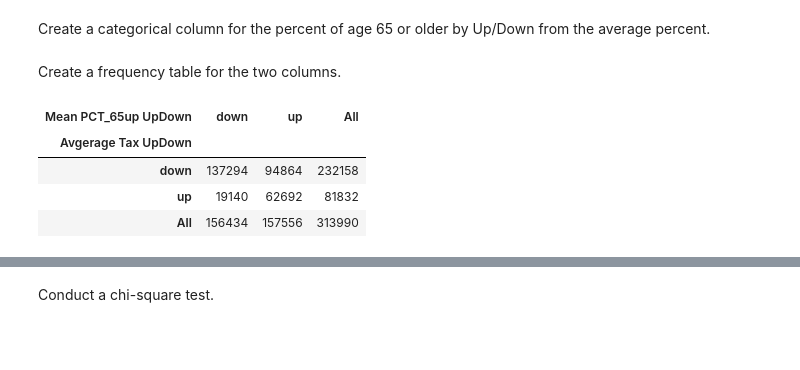
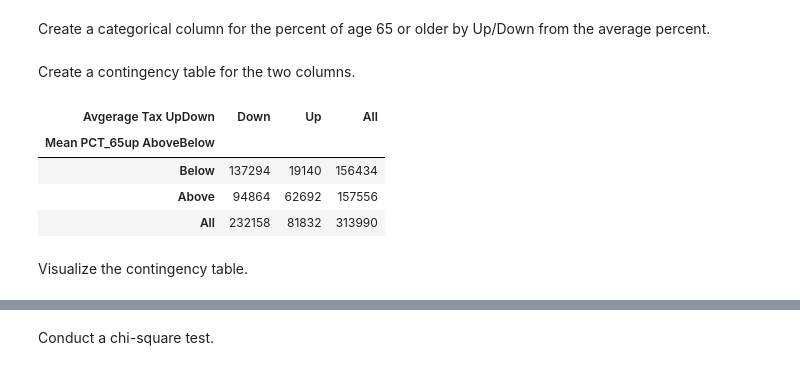
Before and after one commit to dspark0419/DATA-205, a Jupyter notebook: Project_Stat.ipynb, the cells around one changed output, grey strips where cells are left out. Drawn from its saved outputs; the diff is of its cells as text; code cells hidden in the pictures; blank space fills up the shorter version.

```diff
--- a/Project_Stat.ipynb
+++ b/Project_Stat.ipynb
@@ -144,3 +161,3 @@ Create a column for the numbers of victims per 1000 residents.
 # %%
 mcPopCrime = mcPop.merge(mcCrime, on='Zip Code')
-mcPopCrime['Victims_per_1000Residents'] = mcPopCrime['Victims'] / mcPopCrime['Population'] * 1000
+mcPopCrime['Victims_per_100Residents'] = mcPopCrime['Victims'] / mcPopCrime['Population'] * 100
@@ -249,20 +278,22 @@ Create a categorical column for the county property tax by Up/Down from the aver
 # %%
 Avg_Tax = mcPopTax['COUNTY PROPERTY TAX'].mean()
 mcPopTax['Avgerage Tax UpDown'] = pd.cut(mcPopTax['COUNTY PROPERTY TAX'], bins=[-1, Avg_Tax -0.01, np.inf],
-                                         labels=['down', 'up'])
+                                         labels=['Down', 'Up'])
 # %% [markdown]
 Create a categorical column for the percent of age 65 or older by Up/Down from the average percent.
 # %%
-mcPopTax['Mean PCT_65up UpDown'] = pd.cut(mcPopTax['PCTPOP65_'], bins=[-1, mean_percent_65up -0.01, np.inf],
-                                          labels=['down', 'up'])
+mcPopTax['Mean PCT_65up AboveBelow'] = pd.cut(mcPopTax['PCTPOP65_'], bins=[-1, mean_percent_65up -0.01, np.inf],
+                                          labels=['Below', 'Above'])
 # %% [markdown]
-Create a frequency table for the two columns.
+Create a contingency table for the two columns.
 # %%
-table_tax_65 = pd.crosstab(mcPopTax['Avgerage Tax UpDown'], mcPopTax['Mean PCT_65up UpDown'], margins=True)
+table_tax_65 = pd.crosstab(mcPopTax['Mean PCT_65up AboveBelow'], mcPopTax['Avgerage Tax UpDown'], margins=True)
 table_tax_65
 # %% [output]
-| Mean PCT_65up UpDown | down | up | All |
-| Avgerage Tax UpDown |  |  |  |
-| down | 137294 | 94864 | 232158 |
-| up | 19140 | 62692 | 81832 |
-| All | 156434 | 157556 | 313990 |
+| Avgerage Tax UpDown | Down | Up | All |
+| Mean PCT_65up AboveBelow |  |  |  |
+| Below | 137294 | 19140 | 156434 |
+| Above | 94864 | 62692 | 157556 |
+| All | 232158 | 81832 | 313990 |
+# %% [markdown]
+Visualize the contingency table.
```
Also changed, not shown: parts of 35 cells of this notebook.
